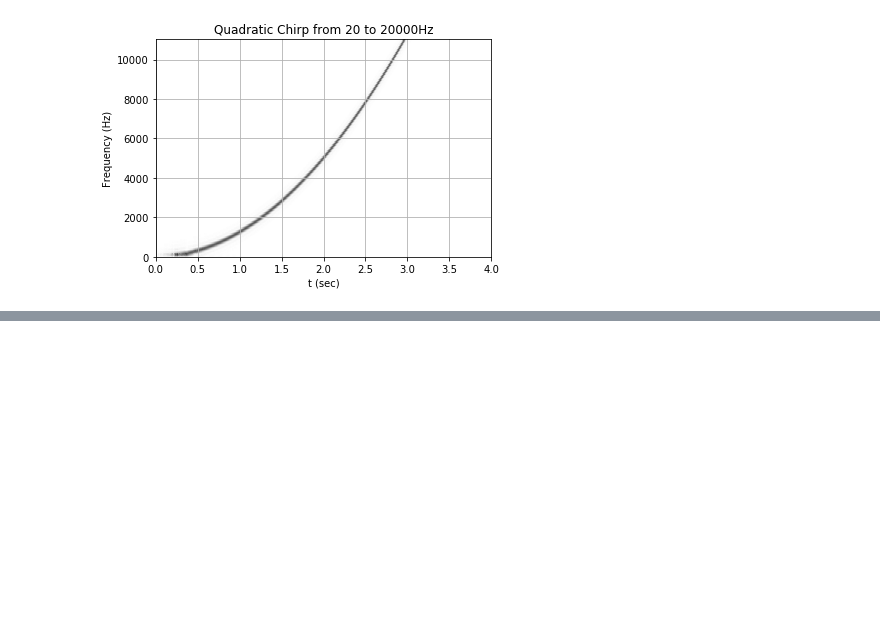
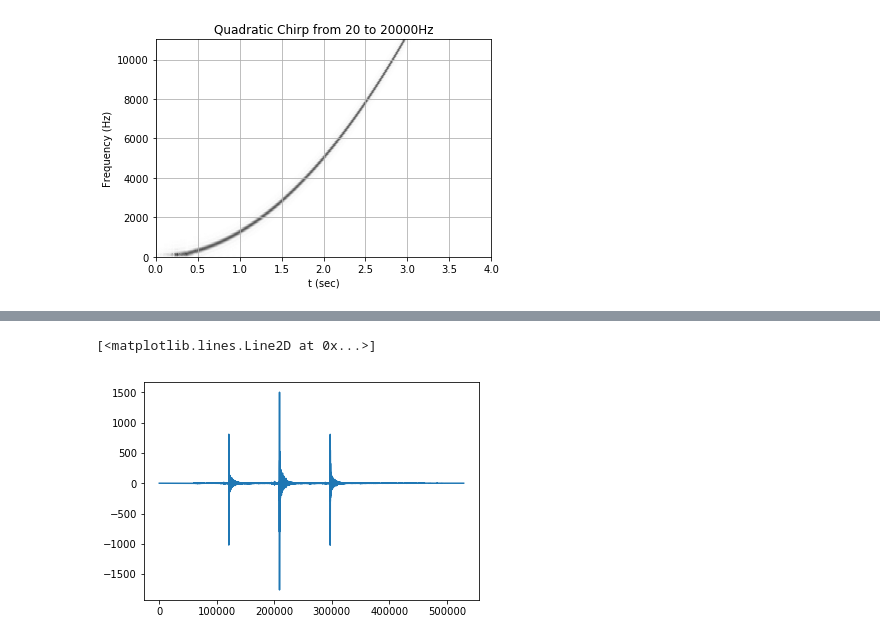
Before and after one commit to barkermrl/AudioModem, a Jupyter notebook: Estimation/Chirp CE.ipynb, the cells around one changed output, grey strips where cells are left out. Saved outputs shown, nothing was run; the diff lists cells and outputs as text; code cells hidden in the pictures; blank space fills up the shorter version.

```diff
--- a/Estimation/Chirp CE.ipynb
+++ b/Estimation/Chirp CE.ipynb
@@ -61,0 +81,14 @@ sd.play(recording, samplerate=samplerate, blocking=True)
+# %%
+# long chirp
+# w = np.tile(chirp(t, f0=20, f1=20000, t1=T, method='quadratic'), 2)
+
+# short chirp
+short_chirp = np.tile(chirp(np.arange(0,int(2*samplerate))/samplerate, f0=20, f1=20000, t1=2, method='logarithmic'), 2)
+#wavfile.write('sent_chirp.wav', samplerate, w)
+# %%
+conv = np.convolve(short_chirp[::-1], recordings['short_chirp_close'])
+# %%
+plt.plot(conv)
+# %% [output]
+[<matplotlib.lines.Line2D at 0x...>]
+[figure, added]
```
Also changed, not shown: parts of 14 cells of this notebook, 2 other files.
